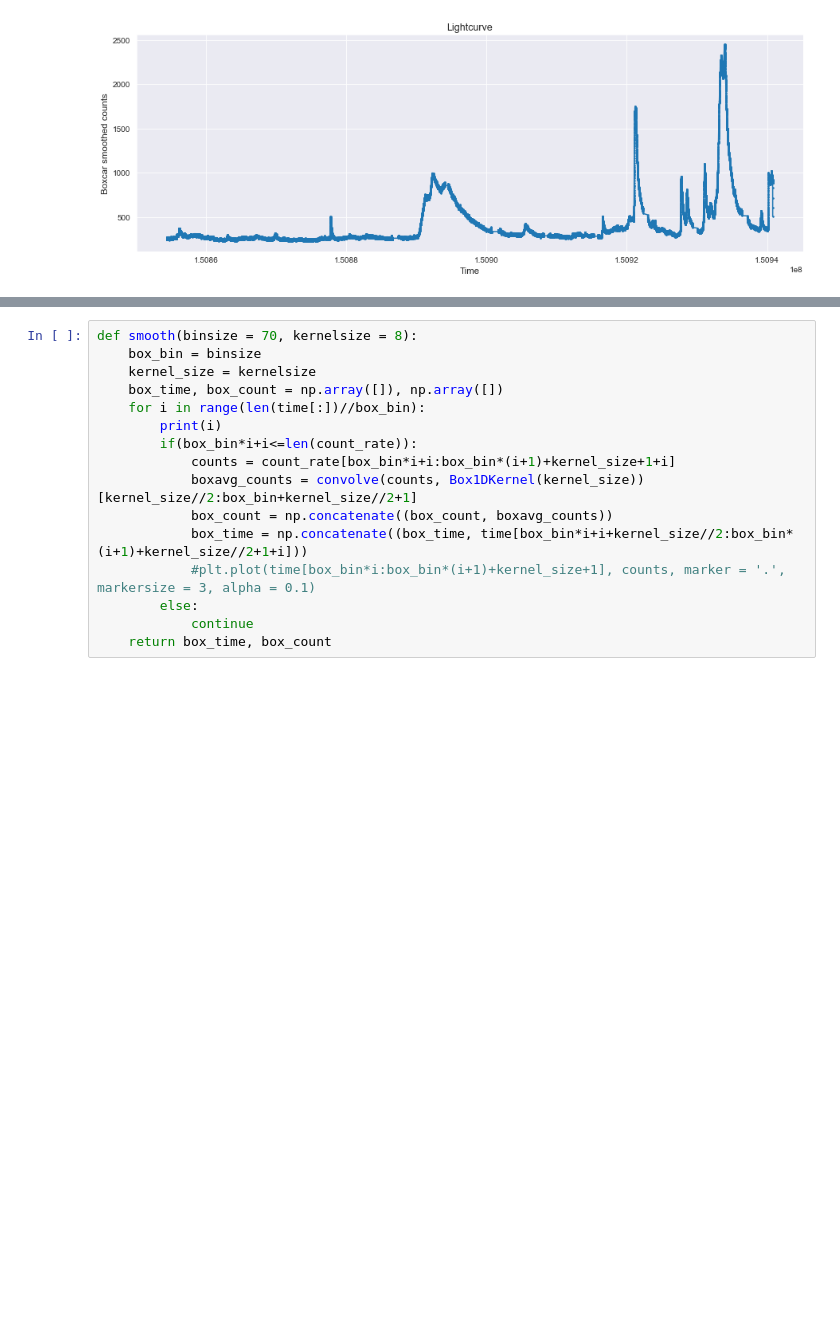
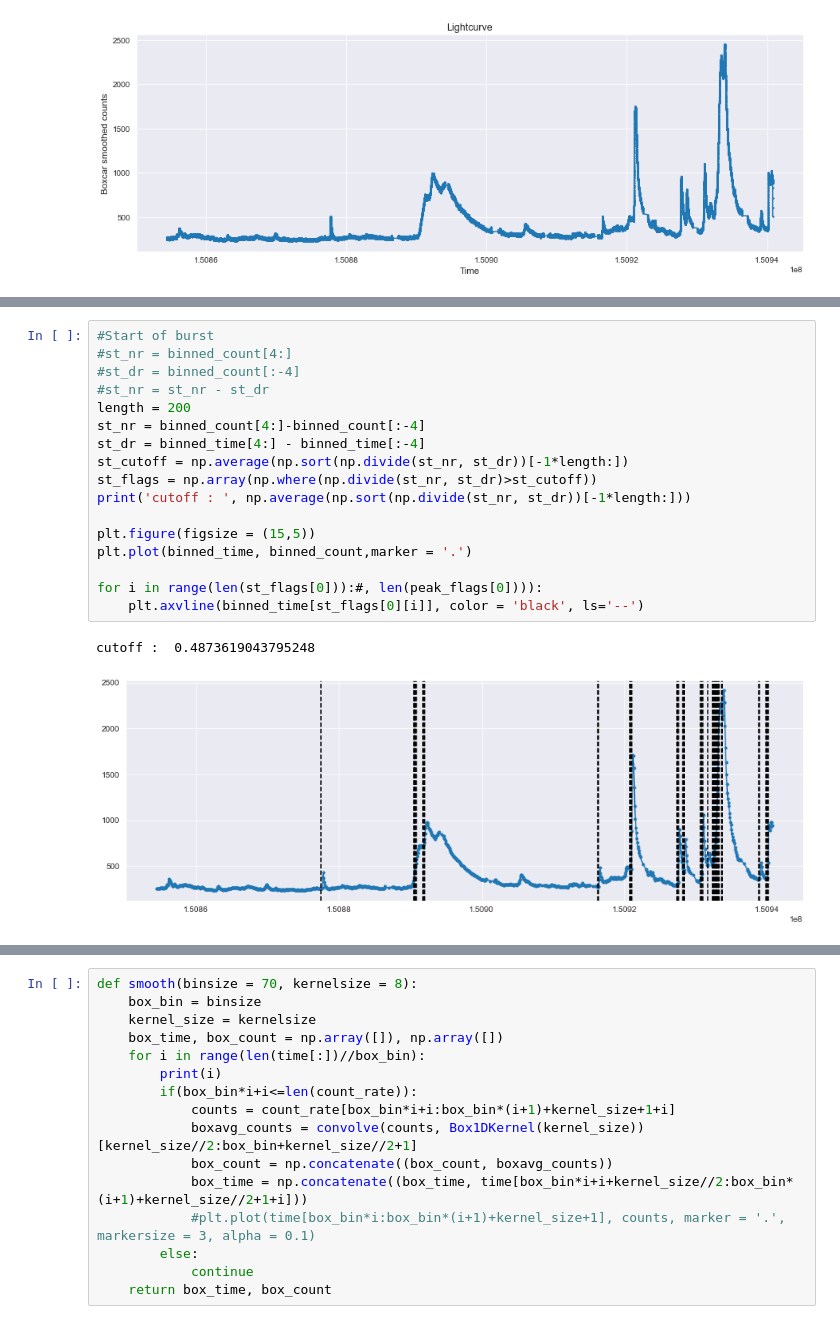
Before and after one commit to Tech-Meet-10-IITB-Solutions/SuryaDrishti, a Jupyter notebook: loc_max.ipynb, the cells around one changed output, grey strips where cells are left out. Saved outputs shown, nothing was run; the diff lists cells and outputs as text; blank space fills up the shorter version.

```diff
--- a/loc_max.ipynb
+++ b/loc_max.ipynb
@@ -221,0 +184,20 @@ np.where(diff<5)
+# %%
+#Start of burst
+#st_nr = binned_count[4:]
+#st_dr = binned_count[:-4]
+#st_nr = st_nr - st_dr
+length = 200
+st_nr = binned_count[4:]-binned_count[:-4]
+st_dr = binned_time[4:] - binned_time[:-4]
+st_cutoff = np.average(np.sort(np.divide(st_nr, st_dr))[-1*length:])
+st_flags = np.array(np.where(np.divide(st_nr, st_dr)>st_cutoff))
+print('cutoff : ', np.average(np.sort(np.divide(st_nr, st_dr))[-1*length:]))
+
+plt.figure(figsize = (15,5))
+plt.plot(binned_time, binned_count,marker = '.')
+
+for i in range(len(st_flags[0])):#, len(peak_flags[0]))):
+    plt.axvline(binned_time[st_flags[0][i]], color = 'black', ls='--')
+# %% [output]
+cutoff :  0.4873619043795248
+[figure, added]
```
Also changed, not shown: parts of 21 cells of this notebook.
